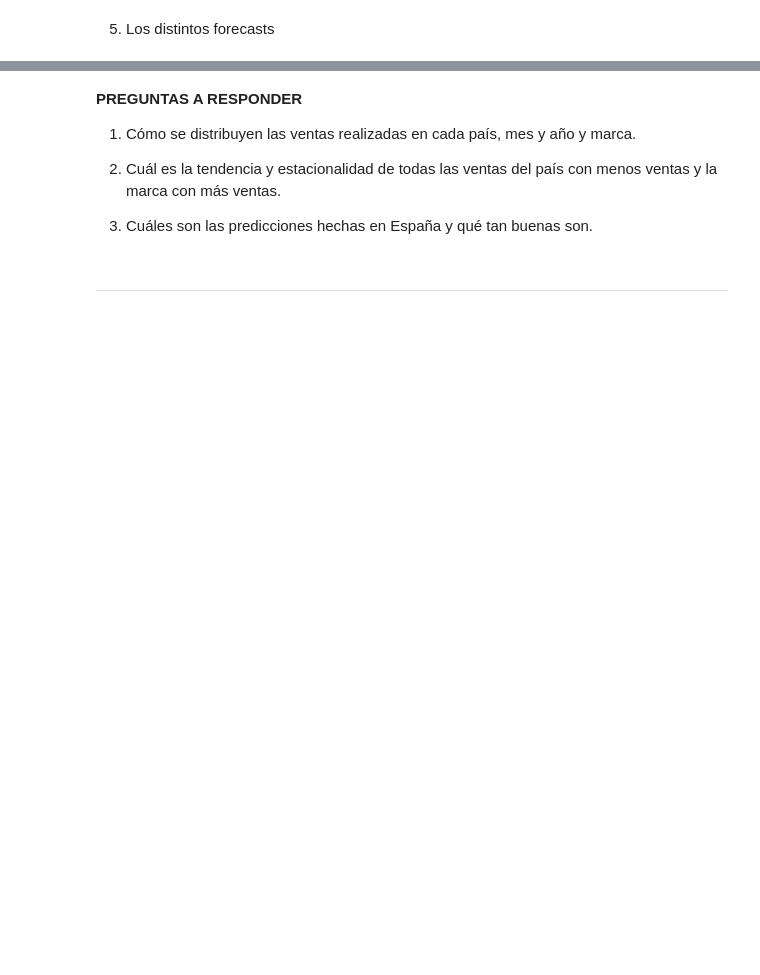
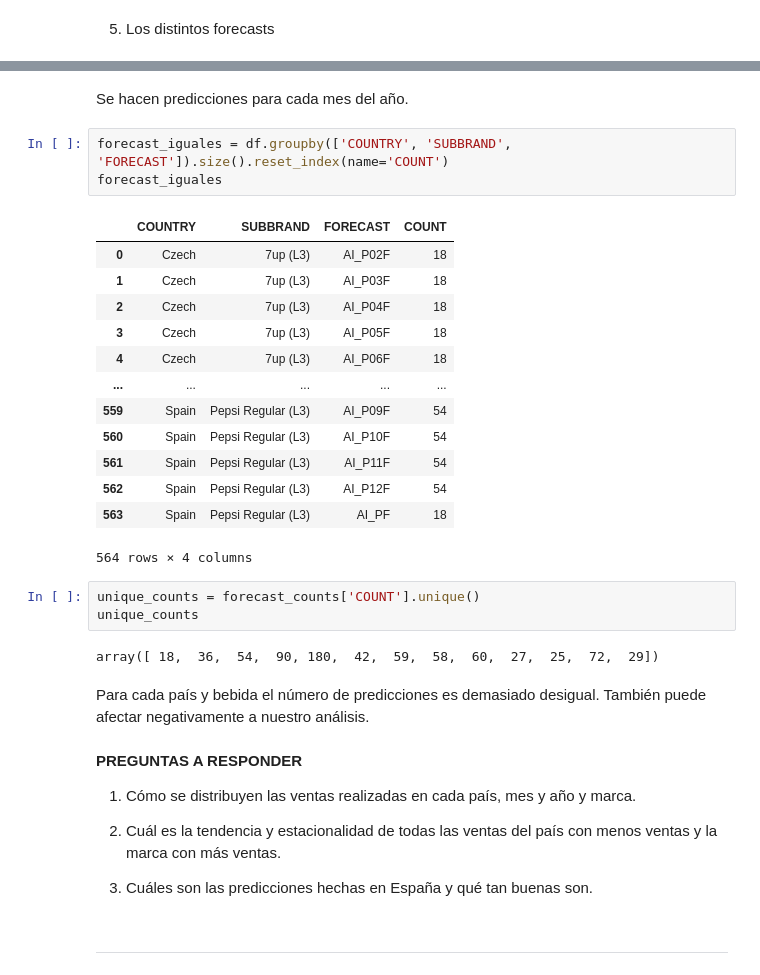
Before and after one commit to luciadeangulo/UFV-Visualizacion, a Jupyter notebook: ejercicios_clase/clase2.ipynb, the cells around one changed output, grey strips where cells are left out. Saved outputs shown, nothing was run; the diff lists cells and outputs as text; blank space fills up the shorter version.

```diff
--- a/ejercicios_clase/clase2.ipynb
+++ b/ejercicios_clase/clase2.ipynb
@@ -304,3 +249,29 @@ Se ve que hay forecasts para todos los meses del año.
+# %% [markdown]
+Se hacen predicciones para cada mes del año.
+# %%
+forecast_iguales = df.groupby(['COUNTRY', 'SUBBRAND', 'FORECAST']).size().reset_index(name='COUNT')
+forecast_iguales
+# %% [output]
+|  | COUNTRY | SUBBRAND | FORECAST | COUNT |
+| 0 | Czech | 7up (L3) | AI_P02F | 18 |
+| 1 | Czech | 7up (L3) | AI_P03F | 18 |
+| 2 | Czech | 7up (L3) | AI_P04F | 18 |
+| 3 | Czech | 7up (L3) | AI_P05F | 18 |
+| 4 | Czech | 7up (L3) | AI_P06F | 18 |
+| ... | ... | ... | ... | ... |
+| 559 | Spain | Pepsi Regular (L3) | AI_P09F | 54 |
+| 560 | Spain | Pepsi Regular (L3) | AI_P10F | 54 |
+| 561 | Spain | Pepsi Regular (L3) | AI_P11F | 54 |
+| 562 | Spain | Pepsi Regular (L3) | AI_P12F | 54 |
+| 563 | Spain | Pepsi Regular (L3) | AI_PF | 18 |
+564 rows × 4 columns
+# %%
+unique_counts = forecast_counts['COUNT'].unique()
+unique_counts
+# %% [output]
+array([ 18,  36,  54,  90, 180,  42,  59,  58,  60,  27,  25,  72,  29])
+# %% [markdown]
+Para cada país y bebida el número de predicciones es demasiado desigual.  También puede afectar negativamente a nuestro análisis.
 # %% [markdown]
 **PREGUNTAS A RESPONDER**
 1. Cómo se distribuyen las ventas realizadas en cada país, mes y año y marca.
```
Also changed, not shown: parts of 56 cells of this notebook.
